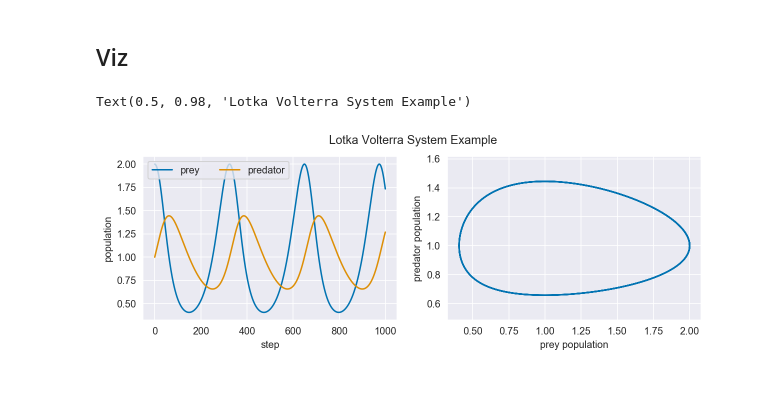
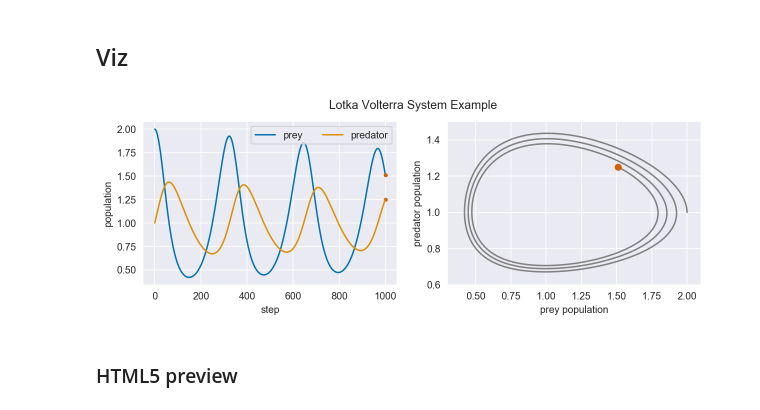
Before and after one commit to cs207-SpaceJam/cs207-FinalProject, a Jupyter notebook: demo.ipynb, the cells around one changed output. Drawn from its saved outputs; the diff is of its cells as text; code cells hidden in the pictures.

```diff
--- a/demo.ipynb
+++ b/demo.ipynb
@@ -412,37 +408,46 @@ X[0] = X_0
 
 for n in range(N-1):
     # s = 0
-    #X[n+1] = sj.integrators.amso(f, X[n], h=h, X_tol=1E-14)
+    X[n+1] = sj.integrators.amso(f, X[n], h=h, X_tol=1E-14)
 
     # s = 1
     #X[n+1] = sj.integrators.amsi(f, X[n], h=h, X_tol=1E-14)
 
     # s = 2
-    X[n+1] = sj.integrators.amsii(f, X[n], X[n-1], h=h, X_tol=1E-14)
+    #X[n+1] = sj.integrators.amsii(f, X[n], X[n-1], h=h, X_tol=1E-14)
 # %% [markdown]
 ## Viz
 # %%
 # plot setup
+sns.set_palette('colorblind')
+sns.set_color_codes('colorblind')
 fig, axes = plt.subplots(1, 2, figsize=(10, 3))
 ax1, ax2 = axes
 
 # solution plot
+n = np.arange(N)
 prey = X[:, 0]
 pred = X[:, 1]
 
-ax1.plot(prey, label='prey')
-ax1.plot(pred, label='predator')
+ax1.plot(n, prey, label='prey')
+ax1.plot(n[-1], prey[-1], 'r.')
+ax1.plot(n[-1], pred[-1], 'r.')
+ax1.plot(n, pred, label='predator')
 ax1.set_xlabel('step')
 ax1.set_ylabel('population')
 ax1.legend(ncol=2)
 
 # phase plot
-ax2.plot(prey, pred)
+ax2.plot(prey, pred, c='grey')
+ax2.plot(prey[-1], pred[-1], 'ro')
 ax2.set_xlabel('prey population')
 ax2.set_ylabel('predator population')
-ax2.set_aspect('equal', 'datalim')
+ax2.set_xlim(0.3, 2.1)
+ax2.set_ylim(0.6, 1.5)
 
 plt.suptitle('Lotka Volterra System Example')
+plt.savefig('spacejam/docs/source/_static/lv_0.png', dpi=200, bbox_inches='tight')
 # %% [output]
-Text(0.5, 0.98, 'Lotka Volterra System Example')
-[figure, old version]
+[figure, new version]
+# %% [markdown]
+### HTML5  preview
```
Also changed, not shown: parts of 4 cells of this notebook, 16 other files.
